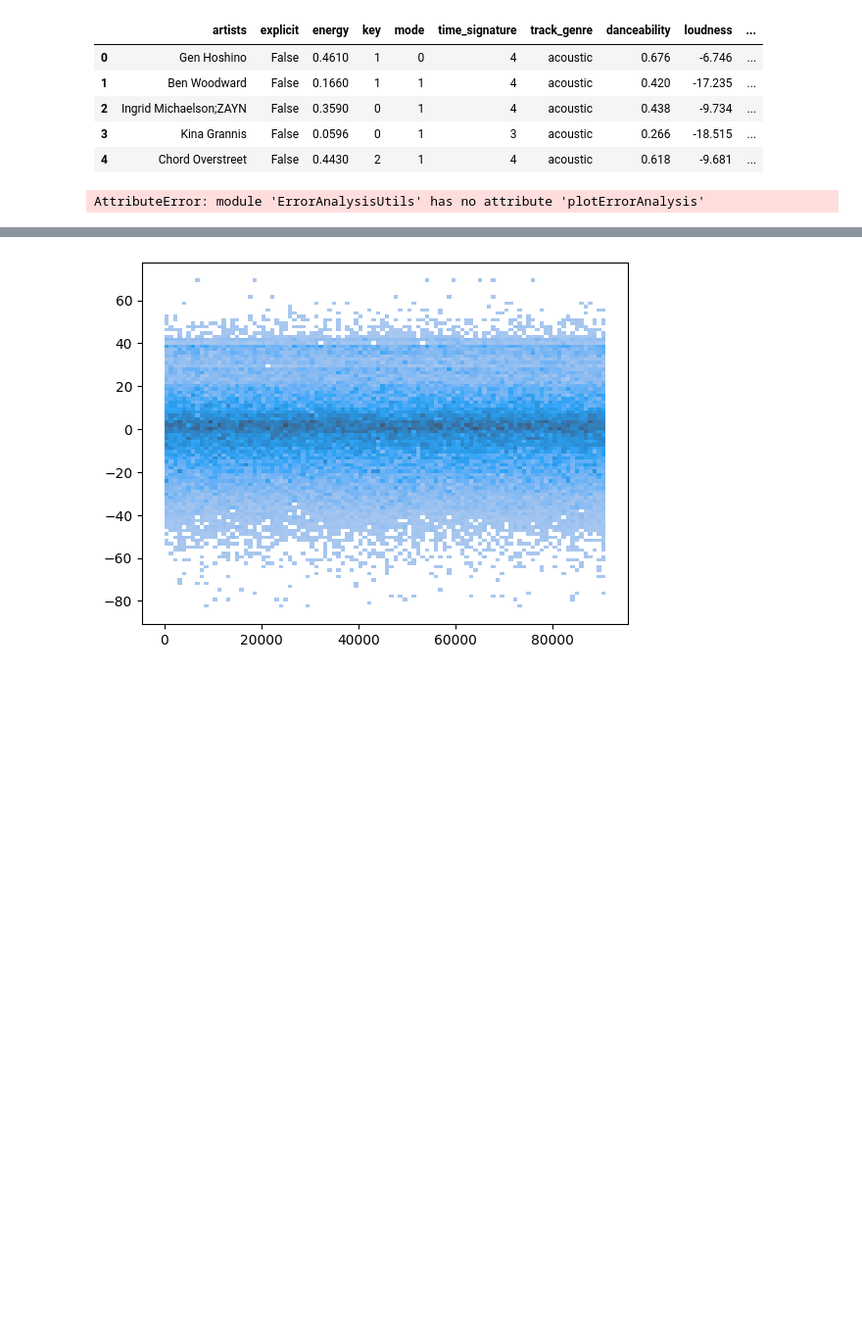
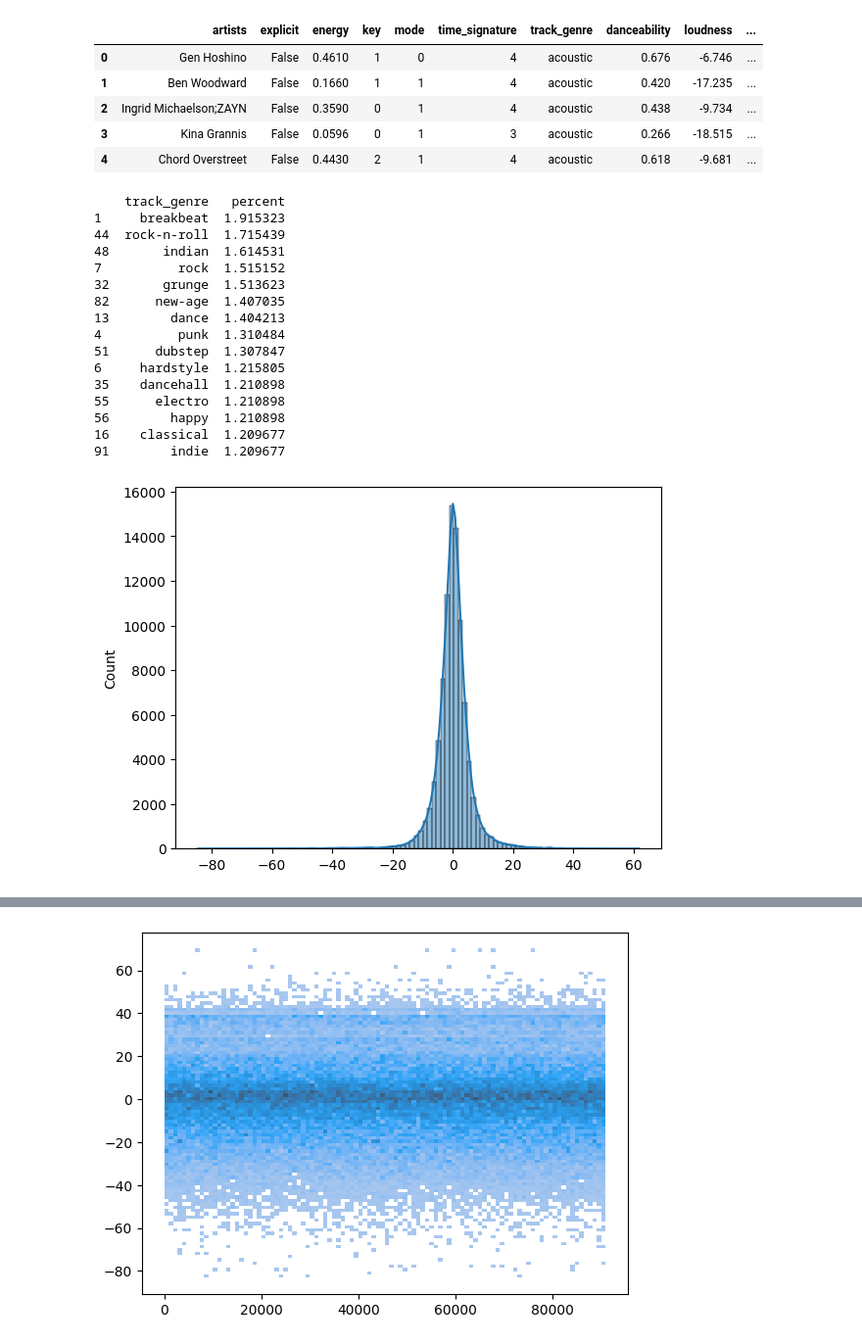
Before and after one commit to VosLannuck/Spotify_Analysis, a Jupyter notebook: findings.ipynb, the cells around one changed output, grey strips where cells are left out. Shown at 98% size. Cells and saved outputs as stored; diff of their text form; code cells hidden in the pictures; blank space fills up the shorter version.

```diff
--- a/findings.ipynb
+++ b/findings.ipynb
@@ -218,17 +218,33 @@ miss_train_real.head()
 # %%
 import ErrorAnalysisUtils as eau
 importlib.reload(eau)
 column_cat: str = "track_genre"
 column_target: str = "popularity"
 column_pred: str ="predicted_train"
-limit_resid_1: int = 5
-limit_resid_2: int = 20
+limit_resid_1: int = 0
+limit_resid_2: int = 30
 threshold_target: int = 30
-n = 10
+n = 15
 eau.plotErrorAnalysisCat_num(miss_train_real, column_cat,
                       column_target, column_pred,
                       limit_resid_1, limit_resid_2,
                       threshold_target, n
                       )
 # %% [output]
-AttributeError: module 'ErrorAnalysisUtils' has no attribute 'plotErrorAnalysis'
+    track_genre   percent
+1     breakbeat  1.915323
+44  rock-n-roll  1.715439
+48       indian  1.614531
+7          rock  1.515152
+32       grunge  1.513623
+82      new-age  1.407035
+13        dance  1.404213
+4          punk  1.310484
+51      dubstep  1.307847
+6     hardstyle  1.215805
+35    dancehall  1.210898
+55      electro  1.210898
+56        happy  1.210898
+16    classical  1.209677
+91        indie  1.209677
+[figure, added]
```
Also changed, not shown: parts of 3 cells of this notebook, 1 other file.
